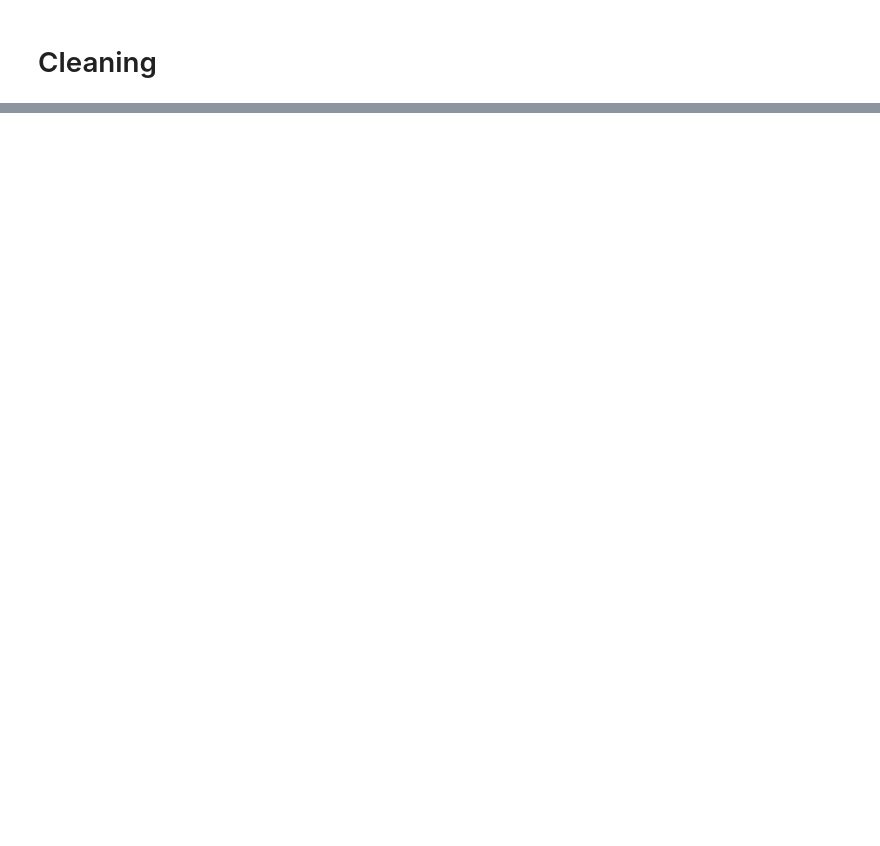
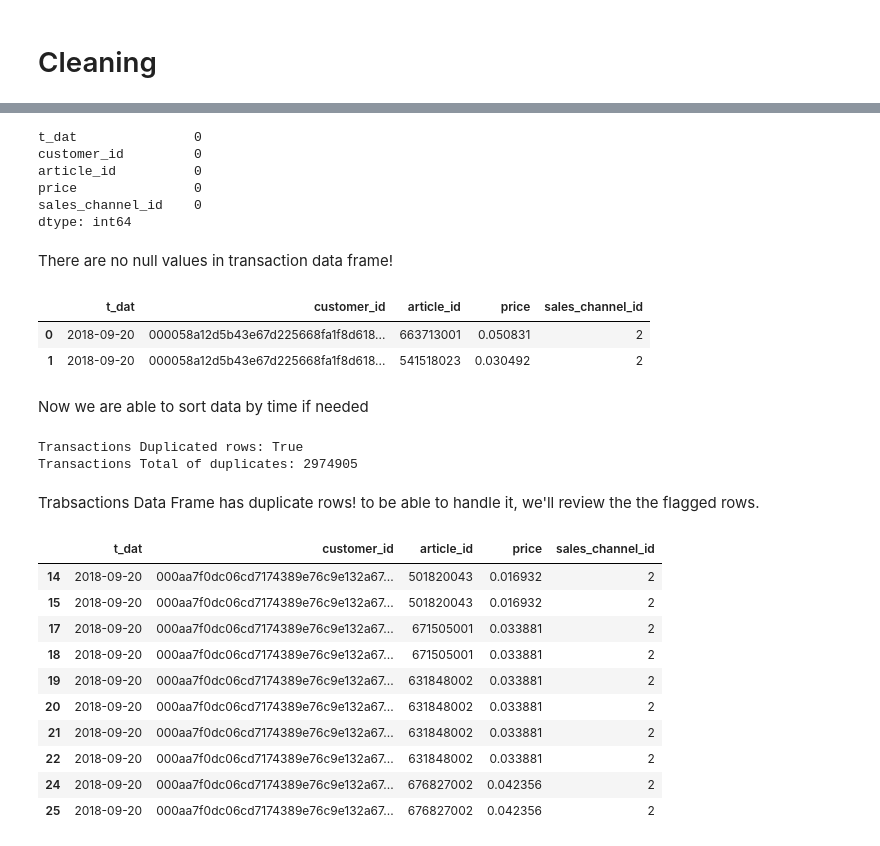
Before and after one commit to parisrahmani/HM-NLP-Recommender, a Jupyter notebook: notebooks/01-EDA-HM.ipynb, the cells around one changed output, grey strips where cells are left out. Saved outputs shown, nothing was run; the diff lists cells and outputs as text; code cells hidden in the pictures; blank space fills up the shorter version.

Commit message:
Dev: clean the data

```diff
--- a/notebooks/01-EDA-HM.ipynb
+++ b/notebooks/01-EDA-HM.ipynb
@@ -54,0 +172,50 @@ customers_df.head(2)
+# %%
+transactions_df.isna().sum()
+# %% [output]
+t_dat               0
+customer_id         0
+article_id          0
+price               0
+sales_channel_id    0
+dtype: int64
+# %% [markdown]
+There are no null values in transaction data frame!
+# %%
+# Converting date column data to date instead of object
+transactions_df['t_dat'] = pd.to_datetime(transactions_df['t_dat'])
+# %%
+
+transactions_df.head(2)
+# %% [output]
+|  | t_dat | customer_id | article_id | price | sales_channel_id |
+| 0 | 2018-09-20 | 000058a12d5b43e67d225668fa1f8d618... | 663713001 | 0.050831 | 2 |
+| 1 | 2018-09-20 | 000058a12d5b43e67d225668fa1f8d618... | 541518023 | 0.030492 | 2 |
+# %% [markdown]
+Now we are able to sort data by time if needed
+# %%
+#Checking for duplicates in transactions_df:
+
+
+print(f'Transactions Duplicated rows: {transactions_df.duplicated().any()}')
+
+print(f'Transactions Total of duplicates: {transactions_df.duplicated().sum()}')
+# %% [output]
+Transactions Duplicated rows: True
+Transactions Total of duplicates: 2974905
+# %% [markdown]
+Trabsactions Data Frame has duplicate rows! to be able to handle it, we'll review the the flagged rows.
+# %%
+transactions_duplicates = transactions_df[transactions_df.duplicated(keep=False)]
+transactions_duplicates.head(10)
+# %% [output]
+|  | t_dat | customer_id | article_id | price | sales_channel_id |
+| 14 | 2018-09-20 | 000aa7f0dc06cd7174389e76c9e132a67... | 501820043 | 0.016932 | 2 |
+| 15 | 2018-09-20 | 000aa7f0dc06cd7174389e76c9e132a67... | 501820043 | 0.016932 | 2 |
+| 17 | 2018-09-20 | 000aa7f0dc06cd7174389e76c9e132a67... | 671505001 | 0.033881 | 2 |
+| 18 | 2018-09-20 | 000aa7f0dc06cd7174389e76c9e132a67... | 671505001 | 0.033881 | 2 |
+| 19 | 2018-09-20 | 000aa7f0dc06cd7174389e76c9e132a67... | 631848002 | 0.033881 | 2 |
+| 20 | 2018-09-20 | 000aa7f0dc06cd7174389e76c9e132a67... | 631848002 | 0.033881 | 2 |
+| 21 | 2018-09-20 | 000aa7f0dc06cd7174389e76c9e132a67... | 631848002 | 0.033881 | 2 |
+| 22 | 2018-09-20 | 000aa7f0dc06cd7174389e76c9e132a67... | 631848002 | 0.033881 | 2 |
+| 24 | 2018-09-20 | 000aa7f0dc06cd7174389e76c9e132a67... | 676827002 | 0.042356 | 2 |
+| 25 | 2018-09-20 | 000aa7f0dc06cd7174389e76c9e132a67... | 676827002 | 0.042356 | 2 |
```
Also changed, not shown: parts of 37 cells of this notebook.
